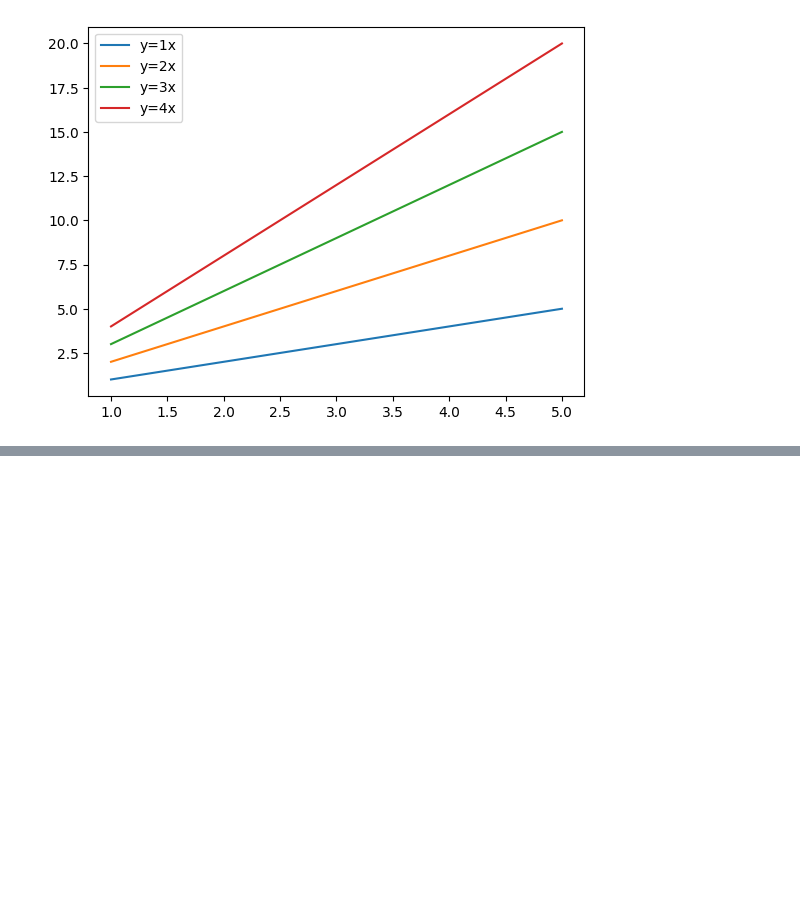
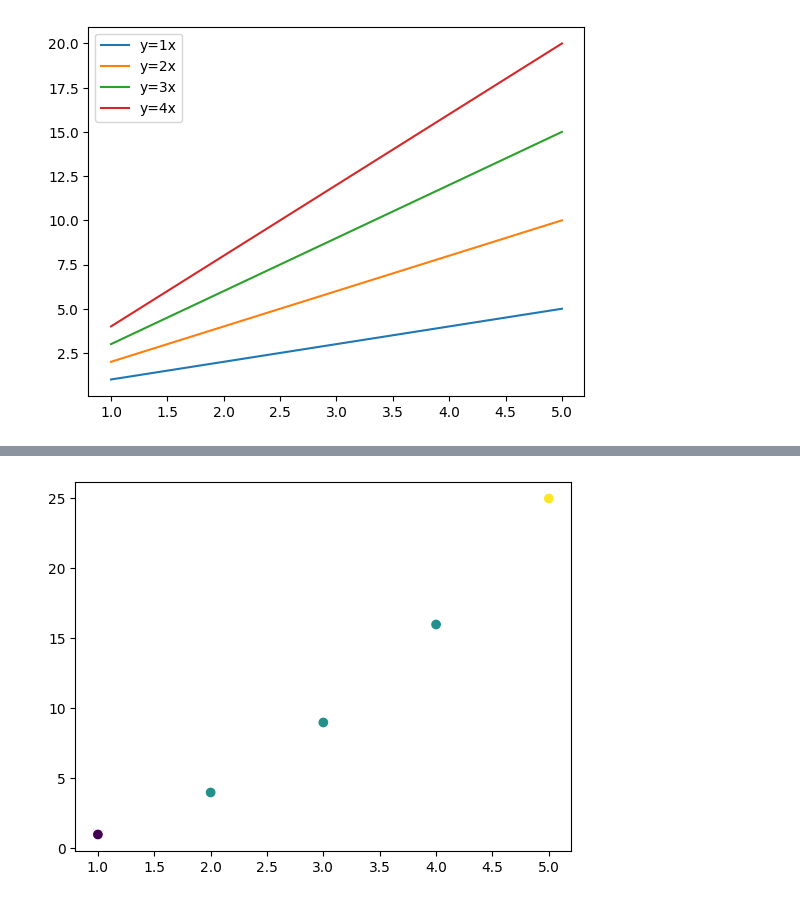
Before and after one commit to Shahd628/DSA201_2025_2026_FALL, a Jupyter notebook: Week03/Lecture/matplotlib.ipynb, the cells around one changed output, grey strips where cells are left out. Cells and saved outputs as stored; diff of their text form; code cells hidden in the pictures; blank space fills up the shorter version.

```diff
--- a/Week03/Lecture/matplotlib.ipynb
+++ b/Week03/Lecture/matplotlib.ipynb
@@ -95,0 +122,13 @@ plt.show()
+# %%
+x_values = []
+y_values = []
+
+for i in range(1, 6):
+    x_values.append(i)
+    y_values.append(i**2)
+
+# c parameter refers to color code of data point
+plt.scatter(x_values, y_values, c=[0,1,1,1,2])
+plt.show()
+# %% [output]
+[figure, added]
```
Also changed, not shown: parts of 4 cells of this notebook, 1 other file.
